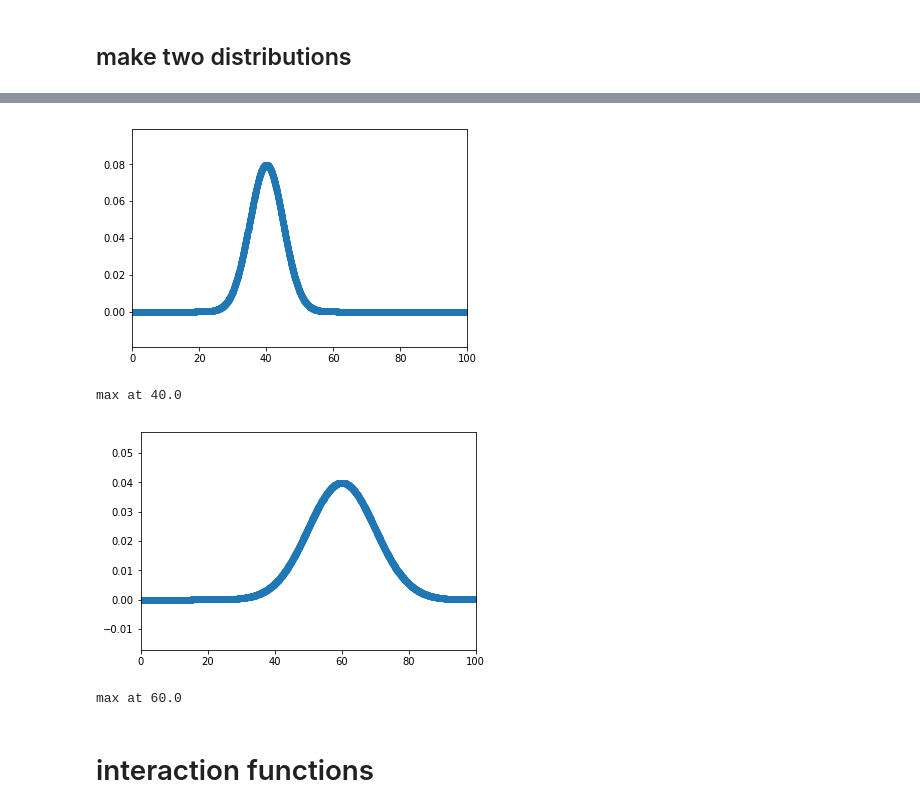
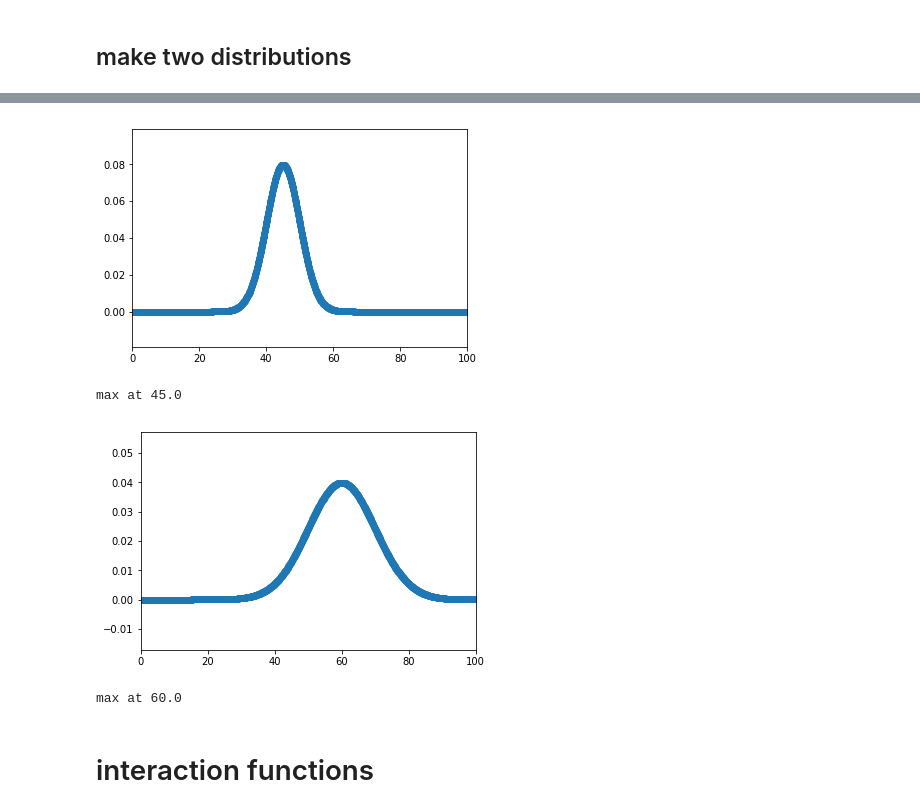
Before and after one commit to tidota/misc-code, a Jupyter notebook: snippets/python/fracexp/simplest_sim.ipynb, the cells around one changed output, grey strips where cells are left out. Saved outputs shown, nothing was run; the diff lists cells and outputs as text; code cells hidden in the pictures.

```diff
--- a/snippets/python/fracexp/simplest_sim.ipynb
+++ b/snippets/python/fracexp/simplest_sim.ipynb
@@ -28,7 +28,7 @@ def p(x, mean, sigma):
     return math.exp(-0.5*(x - mean)**2 / sigma / sigma) / math.sqrt(2*math.pi*sigma*sigma)
 
 
-dist1 = [p(x, 40, 5) for x in x_axis]
+dist1 = [p(x, 45, 5) for x in x_axis]
 print('sum1: ' + str(sum(dist1)*dlt))
 dist2 = [p(x, 60, 10) for x in x_axis]
 print('sum2: ' + str(sum(dist2)*dlt))
@@ -47,6 +47,6 @@ sum1: 0.9999999999999997
 sum2: 0.9999676541896152
-[figure, old version]
+[figure, new version]
-max at 40.0
+max at 45.0
 [figure]
 max at 60.0
 # %% [markdown]
```
Also changed, not shown: parts of 17 cells of this notebook, 1 other file.
